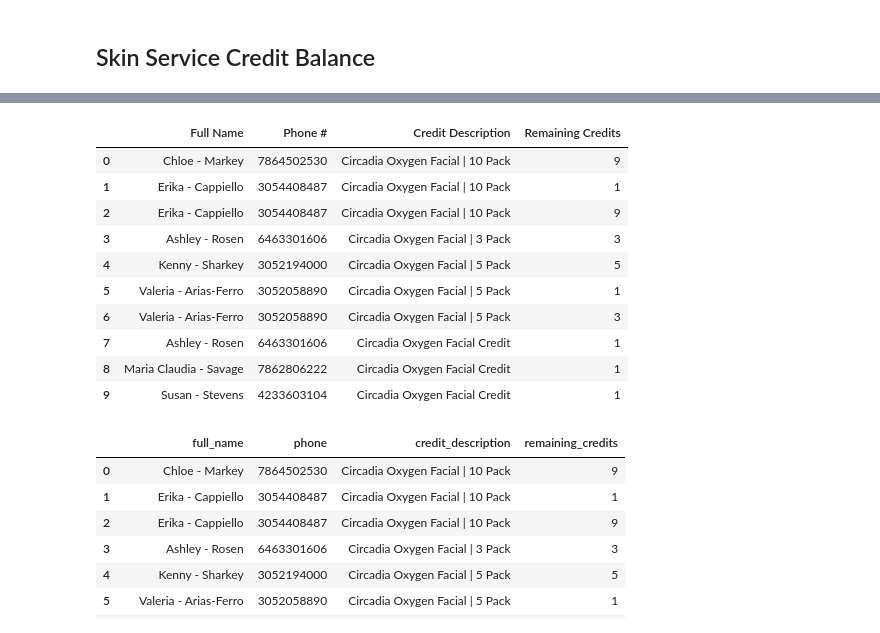
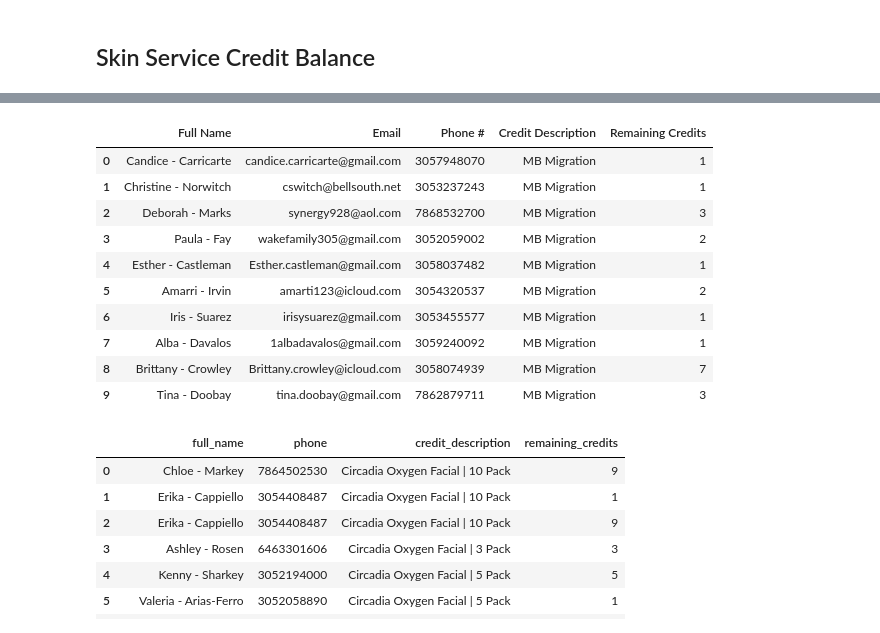
Before and after one commit to JReese2018/Restore_Data, a Jupyter notebook: Restore/Credit Balance/Skin/balance_skin_services_nb.ipynb, the cells around one changed output, grey strips where cells are left out. Cells and saved outputs as stored; diff of their text form; code cells hidden in the pictures.

```diff
--- a/Restore/Credit Balance/balance_skin_services_nb.ipynb
+++ b/Restore/Credit Balance/Skin/balance_skin_services_nb.ipynb
@@ -3,7 +3,7 @@
 # %%
 ## Let's start at the beginning and import the libraries and reading the data
 import pandas as pd
-df_skin = pd.read_csv('balance_skin_services.csv')
+df_skin = pd.read_csv('balance_skin_services_data.csv')
 # %%
 ## As always lets look at the data in order to make sure everything is ok
 df_skin.head(15)
@@ -27,21 +27,21 @@ df_skin.head(15)
 # %%
 ## Now we can get rid of columns that we don't need and redefine the variable
-df_skin = df_skin.drop(columns=['Studio Name', 'Day of Issue Date', 'Day of Expire Date', 'Client ID', 'Email', 'Max date'])
+df_skin = df_skin.drop(columns=['Studio Name', 'Day of Issue Date', 'Day of Expire Date', 'Client ID', 'Business Category', 'Credit Source', 'Initial Credit Count', 'Used Credit Count', 'Index', 'Max date'])
 
 ## Printing
 df_skin.head(10)
 # %% [output]
-|  | Full Name | Phone # | Credit Description | Remaining Credits |
-| 0 | Chloe - Markey | 7864502530 | Circadia Oxygen Facial | 10 Pack | 9 |
-| 1 | Erika - Cappiello | 3054408487 | Circadia Oxygen Facial | 10 Pack | 1 |
-| 2 | Erika - Cappiello | 3054408487 | Circadia Oxygen Facial | 10 Pack | 9 |
-| 3 | Ashley - Rosen | 6463301606 | Circadia Oxygen Facial | 3 Pack | 3 |
-| 4 | Kenny - Sharkey | 3052194000 | Circadia Oxygen Facial | 5 Pack | 5 |
-| 5 | Valeria - Arias-Ferro | 3052058890 | Circadia Oxygen Facial | 5 Pack | 1 |
-| 6 | Valeria - Arias-Ferro | 3052058890 | Circadia Oxygen Facial | 5 Pack | 3 |
-| 7 | Ashley - Rosen | 6463301606 | Circadia Oxygen Facial Credit | 1 |
-| 8 | Maria Claudia - Savage | 7862806222 | Circadia Oxygen Facial Credit | 1 |
-| 9 | Susan - Stevens | 4233603104 | Circadia Oxygen Facial Credit | 1 |
+|  | Full Name | Email | Phone # | Credit Description | Remaining Credits |
+| 0 | Candice - Carricarte | candice.carricarte@gmail.com | 3057948070 | MB Migration | 1 |
+| 1 | Christine - Norwitch | cswitch@bellsouth.net | 3053237243 | MB Migration | 1 |
+| 2 | Deborah - Marks | synergy928@aol.com | 7868532700 | MB Migration | 3 |
+| 3 | Paula - Fay | wakefamily305@gmail.com | 3052059002 | MB Migration | 2 |
+| 4 | Esther - Castleman | Esther.castleman@gmail.com | 3058037482 | MB Migration | 1 |
+| 5 | Amarri - Irvin | amarti123@icloud.com | 3054320537 | MB Migration | 2 |
+| 6 | Iris - Suarez | irisysuarez@gmail.com | 3053455577 | MB Migration | 1 |
+| 7 | Alba - Davalos | 1albadavalos@gmail.com | 3059240092 | MB Migration | 1 |
+| 8 | Brittany - Crowley | Brittany.crowley@icloud.com | 3058074939 | MB Migration | 7 |
+| 9 | Tina - Doobay | tina.doobay@gmail.com | 7862879711 | MB Migration | 3 |
 # %%
 ## We'll also rename the columns to make them easily usable and redefine the varible
 df_skin = df_skin.rename(columns={'Full Name': 'full_name'})
```
Also changed, not shown: parts of 1 cell of this notebook, 15 other files.
